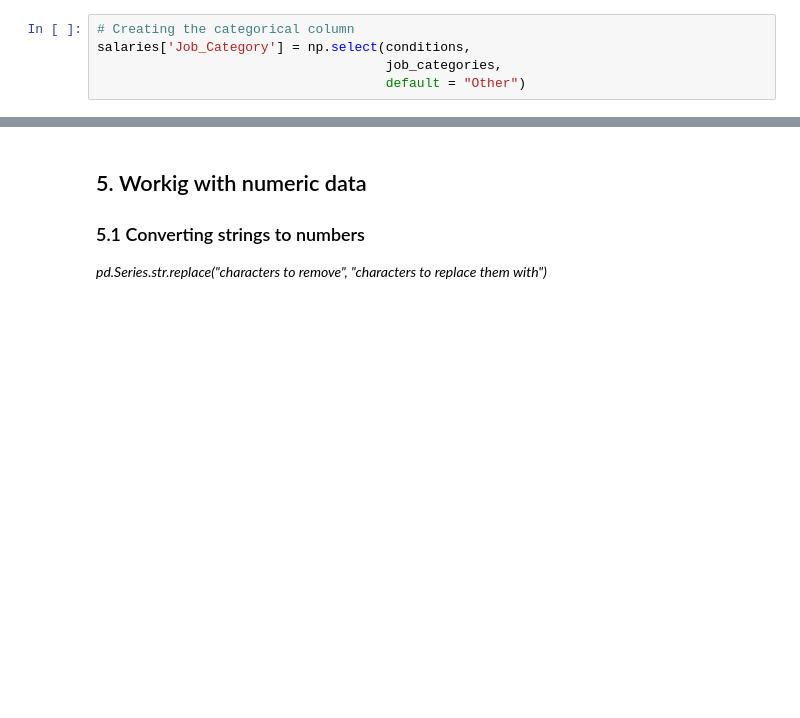
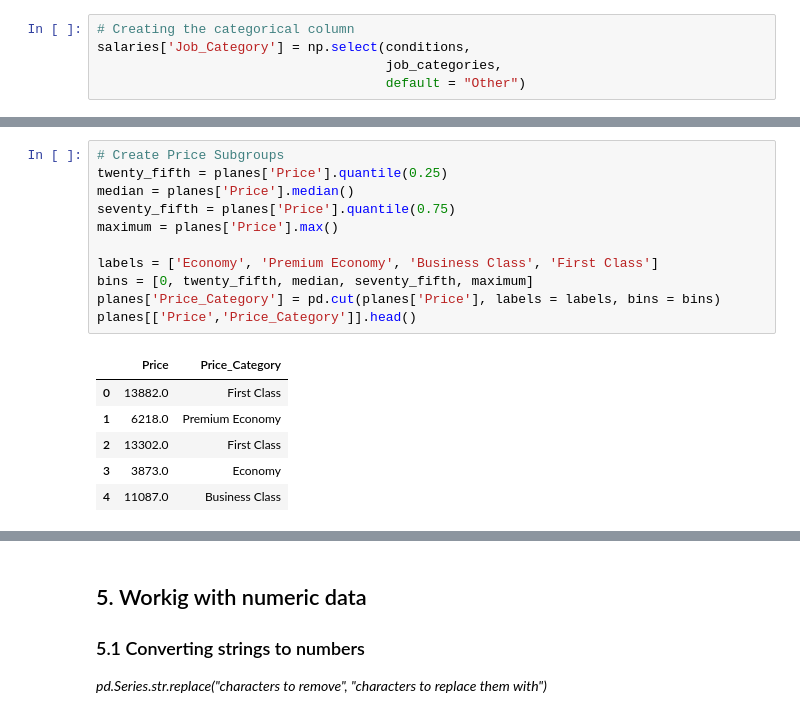
Before and after one commit to Timm26/Data_Science_Handbook, a Jupyter notebook: Preprocessing and EDA/EDA.ipynb, the cells around one changed output, grey strips where cells are left out. Saved outputs shown, nothing was run; the diff lists cells and outputs as text; blank space fills up the shorter version.

```diff
--- a/Preprocessing and EDA/EDA.ipynb
+++ b/Preprocessing and EDA/EDA.ipynb
@@ -230,0 +236,18 @@ salaries.head()
+# %%
+# Create Price Subgroups
+twenty_fifth = planes['Price'].quantile(0.25)
+median = planes['Price'].median()
+seventy_fifth = planes['Price'].quantile(0.75)
+maximum = planes['Price'].max()
+
+labels = ['Economy', 'Premium Economy', 'Business Class', 'First Class']
+bins = [0, twenty_fifth, median, seventy_fifth, maximum]
+planes['Price_Category'] = pd.cut(planes['Price'], labels = labels, bins = bins)
+planes[['Price','Price_Category']].head()
+# %% [output]
+|  | Price | Price_Category |
+| 0 | 13882.0 | First Class |
+| 1 | 6218.0 | Premium Economy |
+| 2 | 13302.0 | First Class |
+| 3 | 3873.0 | Economy |
+| 4 | 11087.0 | Business Class |
```
Also changed, not shown: parts of 9 cells of this notebook, 2 other files.
